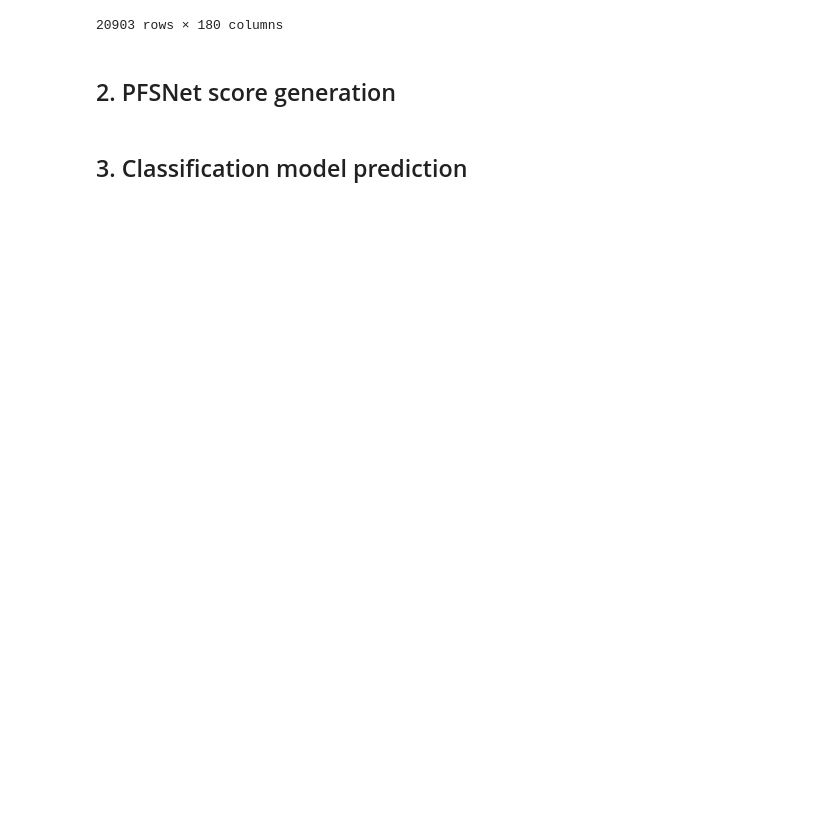
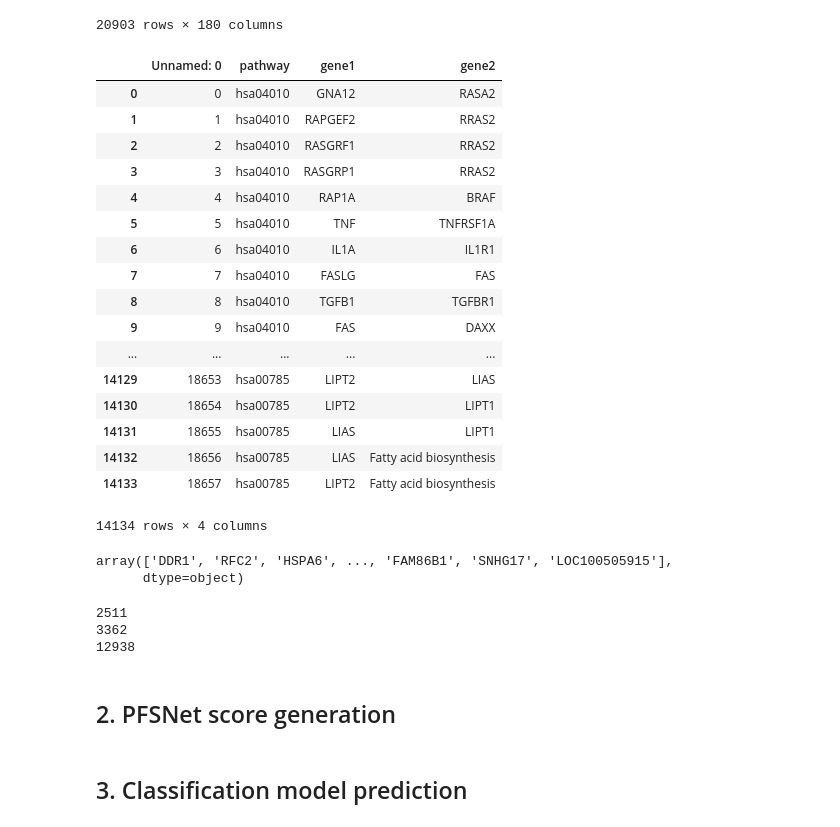
Before and after one commit to pawelkostek1/breast_cancer_relapse_classifier, a Jupyter notebook: Bioinformatics Project.ipynb, the cells around one changed output. Cells and saved outputs as stored; diff of their text form; code cells hidden in the pictures; blank space fills up the shorter version.

Commit message:
Prepared data for PFSNet (still require futher processing).

```diff
--- a/Bioinformatics Project.ipynb
+++ b/Bioinformatics Project.ipynb
@@ -257,6 +278,49 @@ non_relapse
 | 22213 | BCAN | 646.3 | 564.4 | 573.0 | 592.6 | 556.7 | 461.1 | 615.5 | 393.8 | 405.7 | ... |
 | 22214 | DCAF15 | 426.6 | 304.9 | 281.0 | 263.2 | 227.8 | 276.5 | 274.2 | 402.4 | 418.8 | ... |
 20903 rows × 180 columns
+# %%
+pfsnet_pathways_cleaned = pd.read_csv('pfsnet_pathways_cleaned.txt', delimiter='\t')
+pfsnet_pathways_cleaned
+# %% [output]
+|  | Unnamed: 0 | pathway | gene1 | gene2 |
+| 0 | 0 | hsa04010 | GNA12 | RASA2 |
+| 1 | 1 | hsa04010 | RAPGEF2 | RRAS2 |
+| 2 | 2 | hsa04010 | RASGRF1 | RRAS2 |
+| 3 | 3 | hsa04010 | RASGRP1 | RRAS2 |
+| 4 | 4 | hsa04010 | RAP1A | BRAF |
+| 5 | 5 | hsa04010 | TNF | TNFRSF1A |
+| 6 | 6 | hsa04010 | IL1A | IL1R1 |
+| 7 | 7 | hsa04010 | FASLG | FAS |
+| 8 | 8 | hsa04010 | TGFB1 | TGFBR1 |
+| 9 | 9 | hsa04010 | FAS | DAXX |
+| ... | ... | ... | ... | ... |
+| 14129 | 18653 | hsa00785 | LIPT2 | LIAS |
+| 14130 | 18654 | hsa00785 | LIPT2 | LIPT1 |
+| 14131 | 18655 | hsa00785 | LIAS | LIPT1 |
+| 14132 | 18656 | hsa00785 | LIAS | Fatty acid biosynthesis |
+| 14133 | 18657 | hsa00785 | LIPT2 | Fatty acid biosynthesis |
+14134 rows × 4 columns
+# %%
+genes_list = conversion_table.drop_duplicates(['gene_name'])['gene_name']
+genes_list.values
+# %% [output]
+array(['DDR1', 'RFC2', 'HSPA6', ..., 'FAM86B1', 'SNHG17', 'LOC100505915'],
+      dtype=object)
+# %%
+gene_list = pd.concat([pfsnet_pathways_cleaned['gene1'], pfsnet_pathways_cleaned['gene2']])
+gene_list = pd.DataFrame(gene_list, columns=['gene_name'])
+gene_list = gene_list.drop_duplicates(['gene_name'])
+count = 0
+for gene in gene_list['gene_name']:
+    if gene in genes_list.values:
+        count = count + 1
+print(count)
+print(gene_list.size)
+print(genes_list.size)
+# %% [output]
+2511
+3362
+12938
 # %% [markdown]
 ## 2. PFSNet score generation
 # %% [markdown]
```
Also changed, not shown: parts of 1 cell of this notebook, 5 other files.
